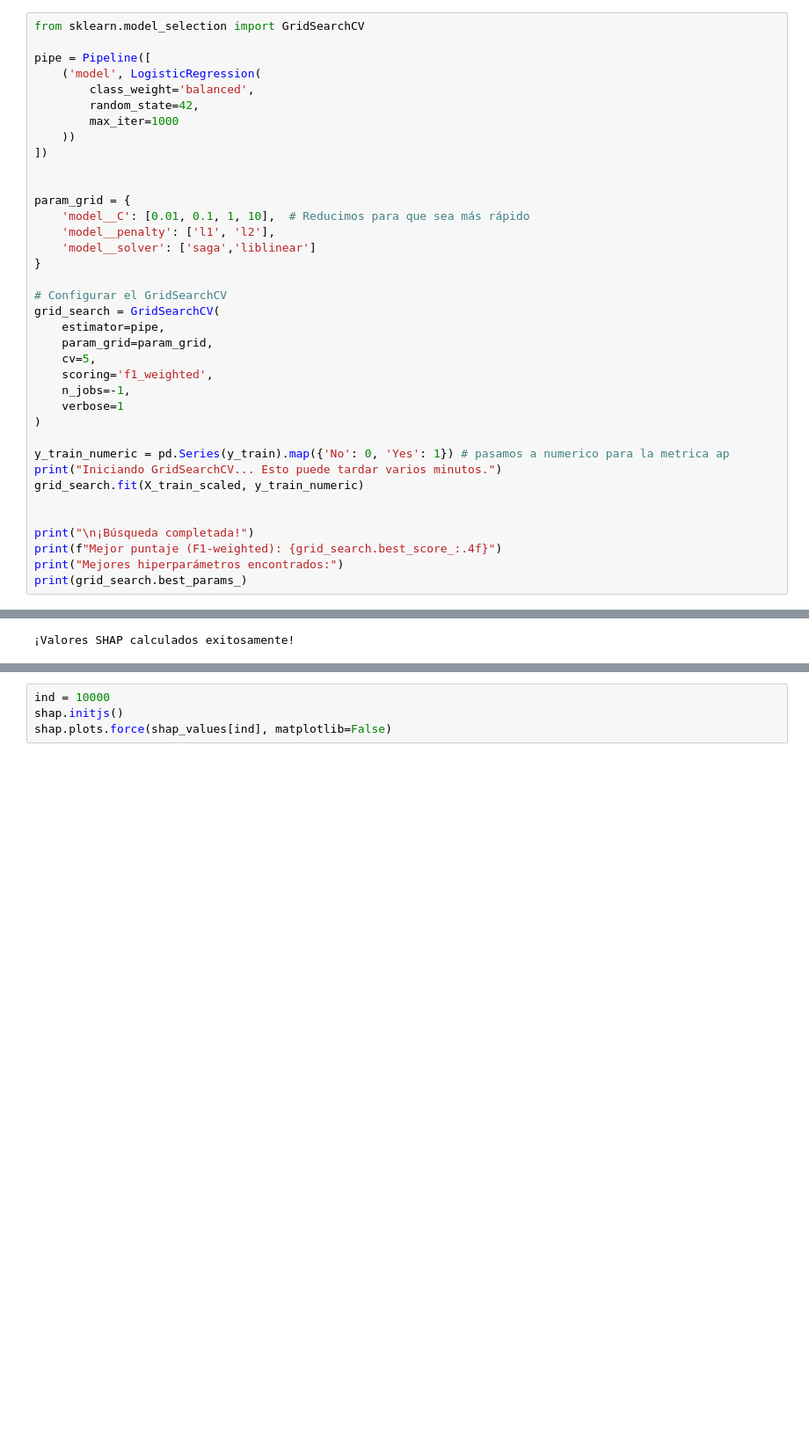
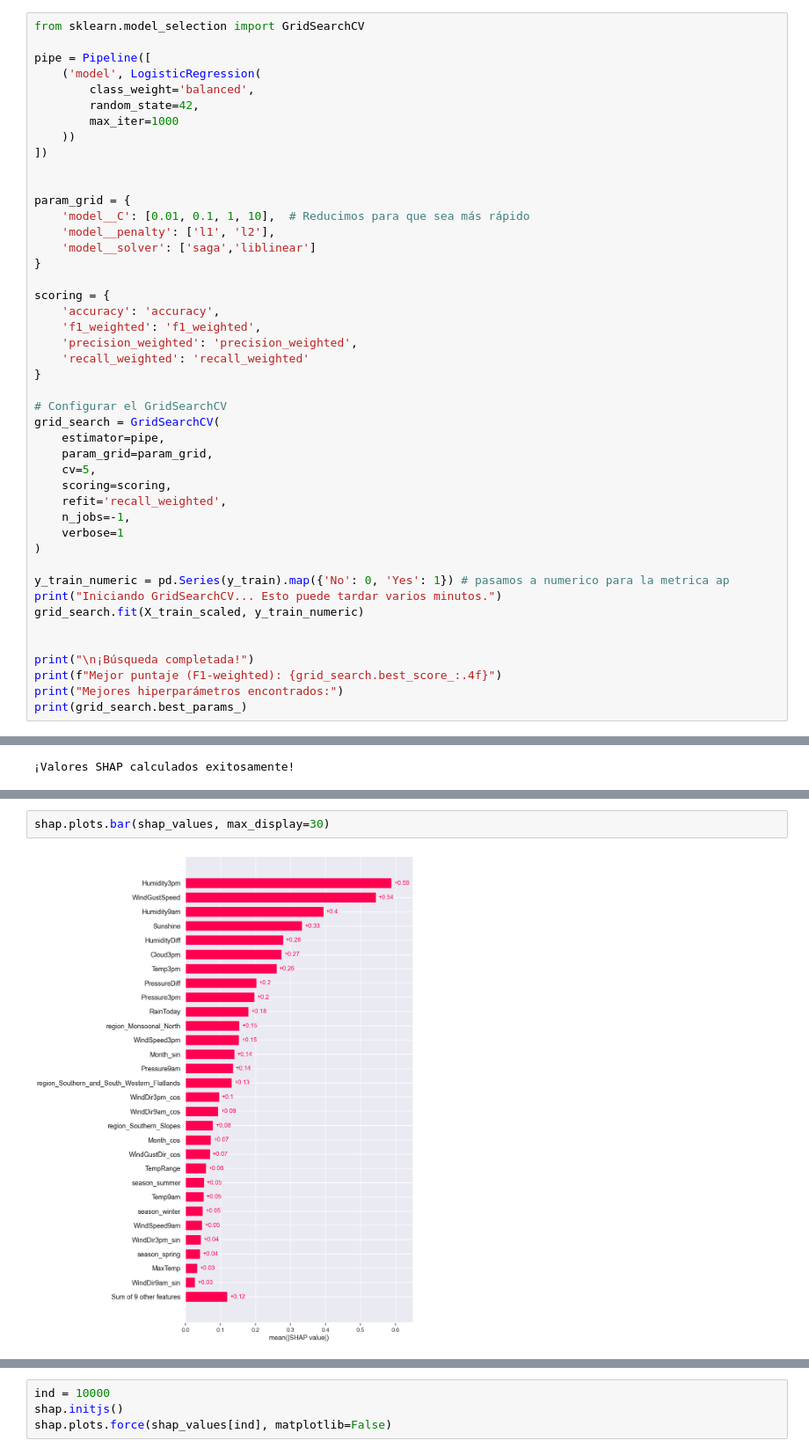
Before and after one commit to GenaCanciani/AA1-TUIA-Canciani-Mancini-Morales, a Jupyter notebook: TP-clasificacion-AA1.ipynb, the cells around one changed output, grey strips where cells are left out. Shown at 88% size. Saved outputs shown, nothing was run; the diff lists cells and outputs as text; blank space fills up the shorter version.

```diff
--- a/TP-clasificacion-AA1.ipynb
+++ b/TP-clasificacion-AA1.ipynb
@@ -1225,12 +1205,20 @@ param_grid = {
     'model__solver': ['saga','liblinear']
 }
 
+scoring = {
+    'accuracy': 'accuracy',
+    'f1_weighted': 'f1_weighted',
+    'precision_weighted': 'precision_weighted',
+    'recall_weighted': 'recall_weighted'
+}
+
 # Configurar el GridSearchCV
 grid_search = GridSearchCV(
     estimator=pipe,
     param_grid=param_grid,
     cv=5,
-    scoring='f1_weighted',
+    scoring=scoring,
+    refit='recall_weighted',
     n_jobs=-1,
     verbose=1
 )
@@ -1330,3 +1300,7 @@ print("¡Valores SHAP calculados exitosamente!")
 shap.plots.beeswarm(shap_values, max_display=30)
 # %% [output]
 [figure]
+# %%
+shap.plots.bar(shap_values, max_display=30)
+# %% [output]
+[figure, added]
```
Also changed, not shown: parts of 10 cells of this notebook.
